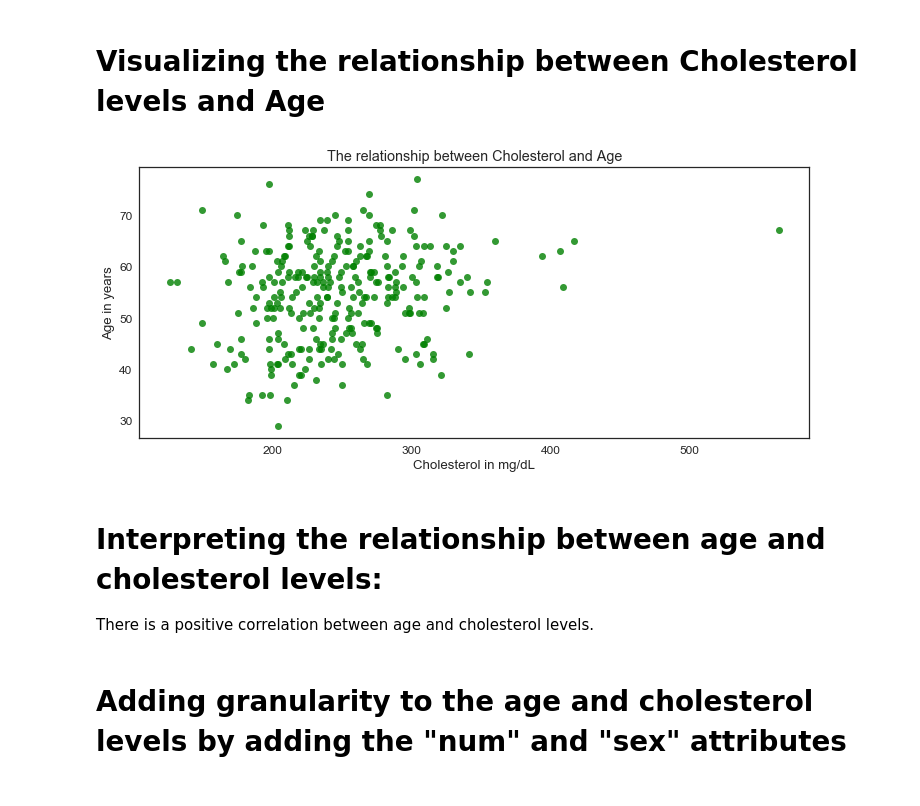
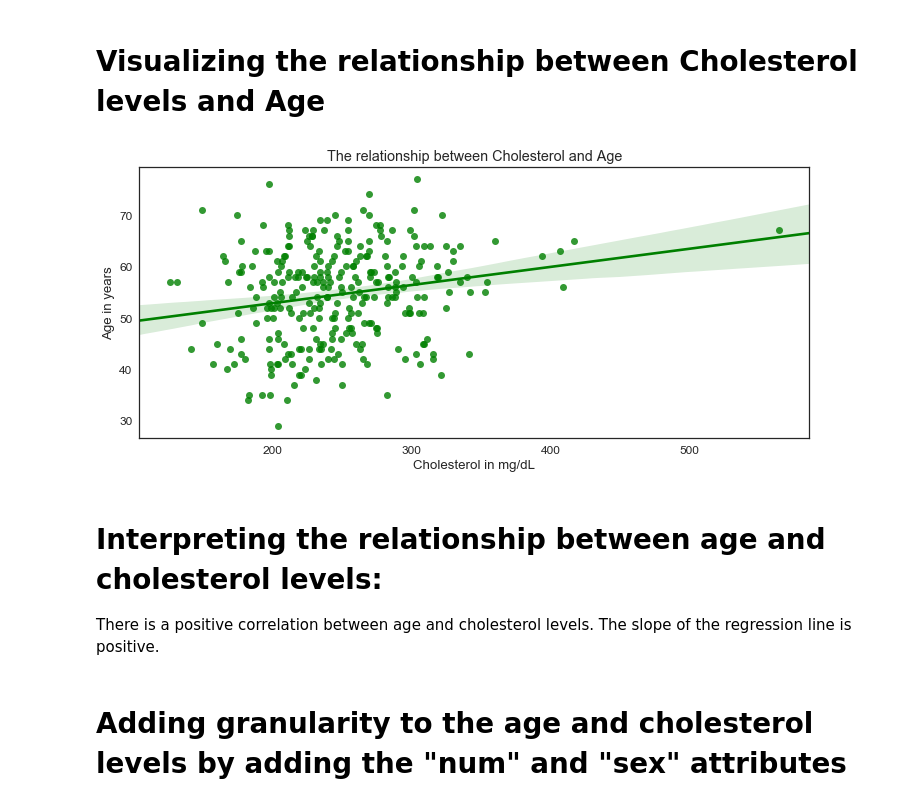
Before and after one commit to Salma-Bouzid/Data-Analytics, a Jupyter notebook: Exploring and Visualizing the Cleaveland's Foundation's Heart Disease Dataset.ipynb, the cells around one changed output. Saved outputs shown, nothing was run; the diff lists cells and outputs as text; code cells hidden in the pictures.

```diff
--- a/Exploring and Visualizing the Cleaveland's Foundation's Heart Disease Dataset.ipynb
+++ b/Exploring and Visualizing the Cleaveland's Foundation's Heart Disease Dataset.ipynb
@@ -235,16 +235,16 @@ _ = fig.set_xlabel('Cholesterol level in mg/dL')
 # %%
 fig = plt.figure()
 fig.set_size_inches(12, 5)
-f = sns.regplot(x='chol', y='age', data=data, fit_reg=False, color="green")
+f = sns.regplot(x='chol', y='age', data=data, fit_reg=True, color="green")
 _ = f.set_title('The relationship between Cholesterol and Age')
 _ = f.set_xlabel('Cholesterol in mg/dL')
 _ = f.set_ylabel('Age in years')
 _ = fig.add_subplot(f)
 # %% [output]
-[figure, old version]
+[figure, new version]
 # %% [markdown]
 # Interpreting the relationship between age and cholesterol levels:
-There is a positive correlation between age and cholesterol levels.
+There is a positive correlation between age and cholesterol levels. The slope of the regression line is positive.
 # %% [markdown]
 # Adding granularity to the age and cholesterol levels  by adding the "num" and "sex" attributes
 # %%
```
